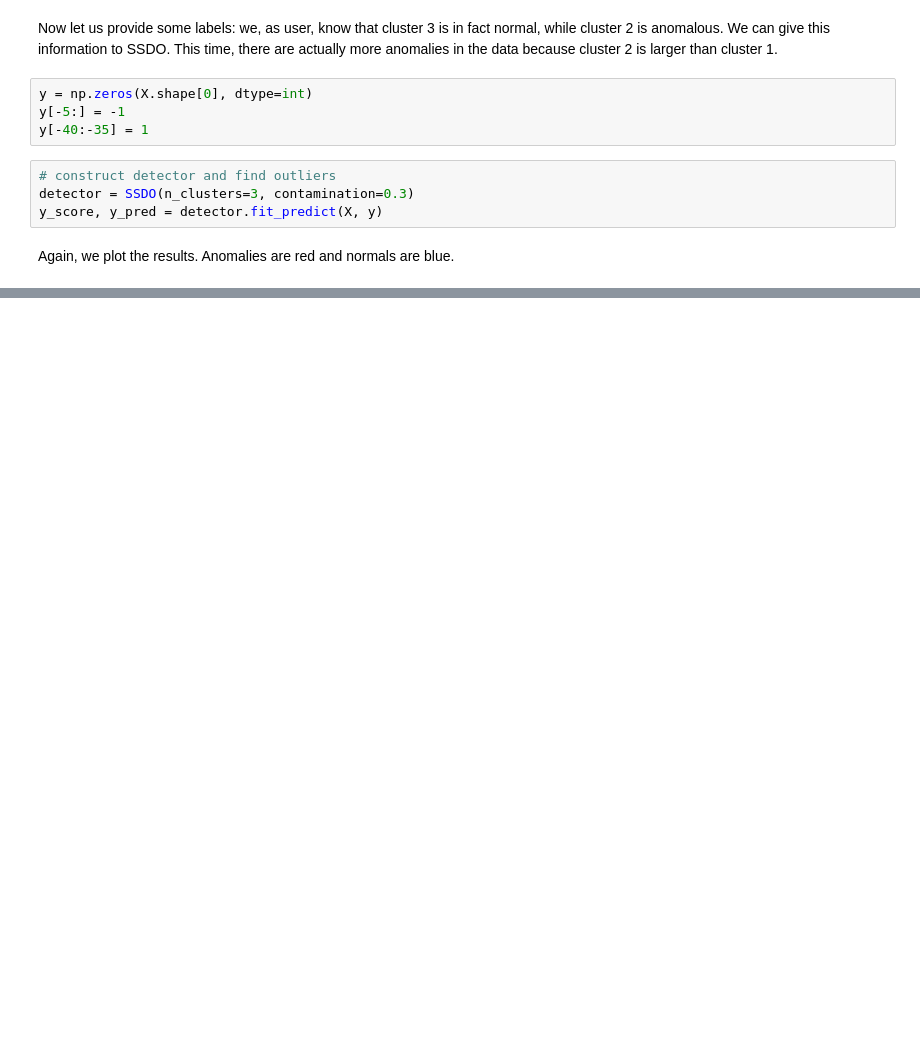
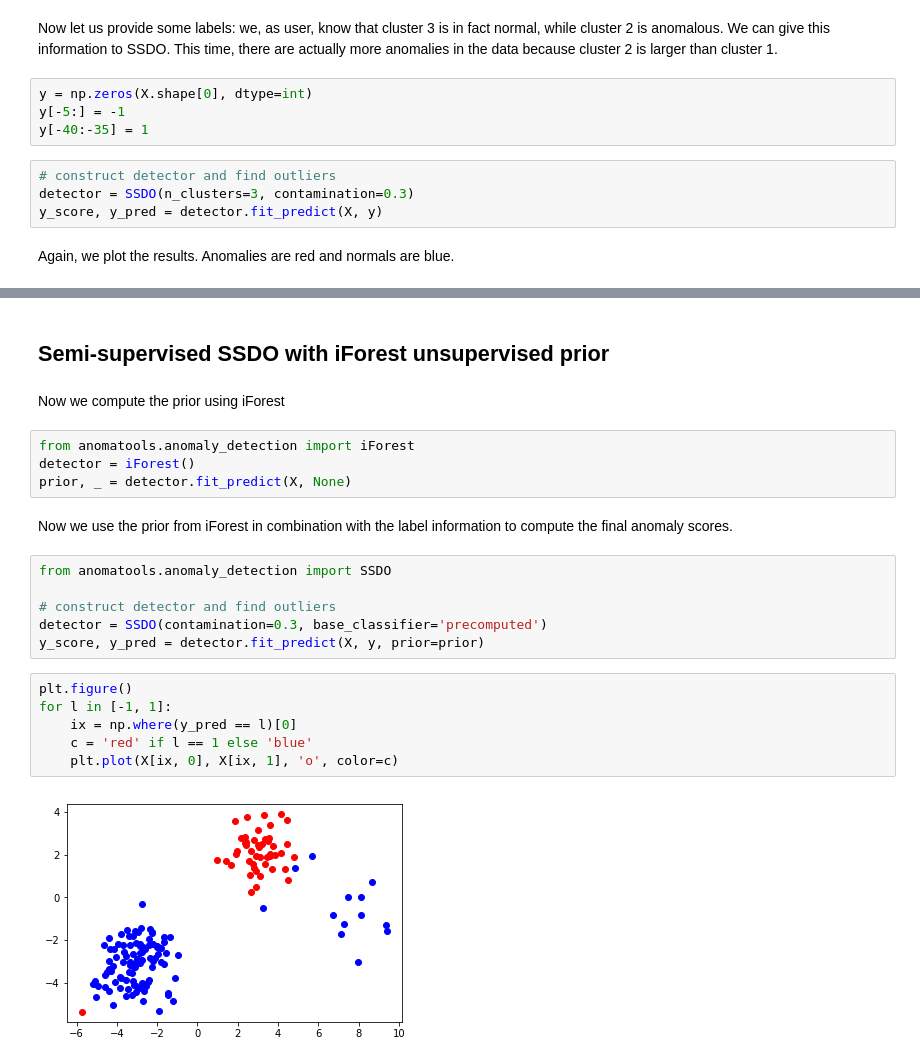
Before and after one commit to Vincent-Vercruyssen/anomatools, a Jupyter notebook: notebooks/SSDO_test.ipynb, the cells around one changed output, grey strips where cells are left out. Saved outputs shown, nothing was run; the diff lists cells and outputs as text; blank space fills up the shorter version.

Commit message:
added 3 unsupervised anomaly detection methods: kNNo, iForest, iNNe + extended SSDO to be able to work with precomputed prior anomaly scores

```diff
--- a/notebooks/SSDO_test.ipynb
+++ b/notebooks/SSDO_test.ipynb
@@ -64,0 +72,24 @@ for l in [-1, 1]:
+# %% [markdown]
+## Semi-supervised SSDO with iForest unsupervised prior
+# %% [markdown]
+Now we compute the prior using iForest
+# %%
+from anomatools.anomaly_detection import iForest
+detector = iForest()
+prior, _ = detector.fit_predict(X, None)
+# %% [markdown]
+Now we use the prior from iForest in combination with the label information to compute the final anomaly scores.
+# %%
+from anomatools.anomaly_detection import SSDO
+
+# construct detector and find outliers
+detector = SSDO(contamination=0.3, base_classifier='precomputed')
+y_score, y_pred = detector.fit_predict(X, y, prior=prior)
+# %%
+plt.figure()
+for l in [-1, 1]:
+    ix = np.where(y_pred == l)[0]
+    c = 'red' if l == 1 else 'blue'
+    plt.plot(X[ix, 0], X[ix, 1], 'o', color=c)
+# %% [output]
+[figure, added]
```
Also changed, not shown: parts of 6 cells of this notebook, 9 other files.
